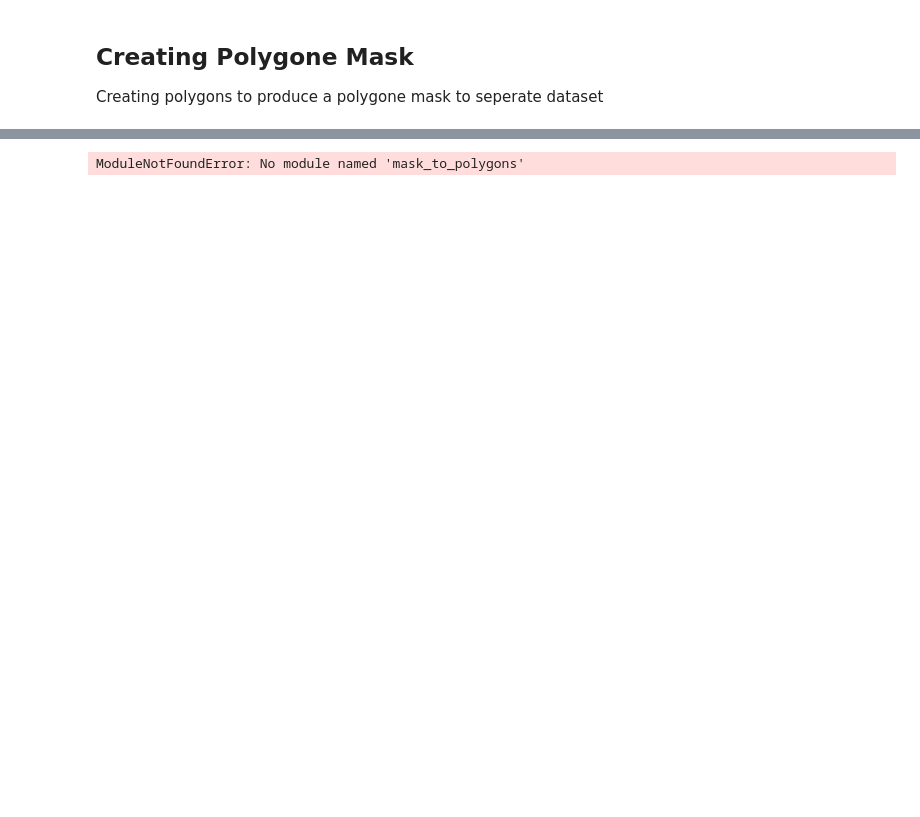
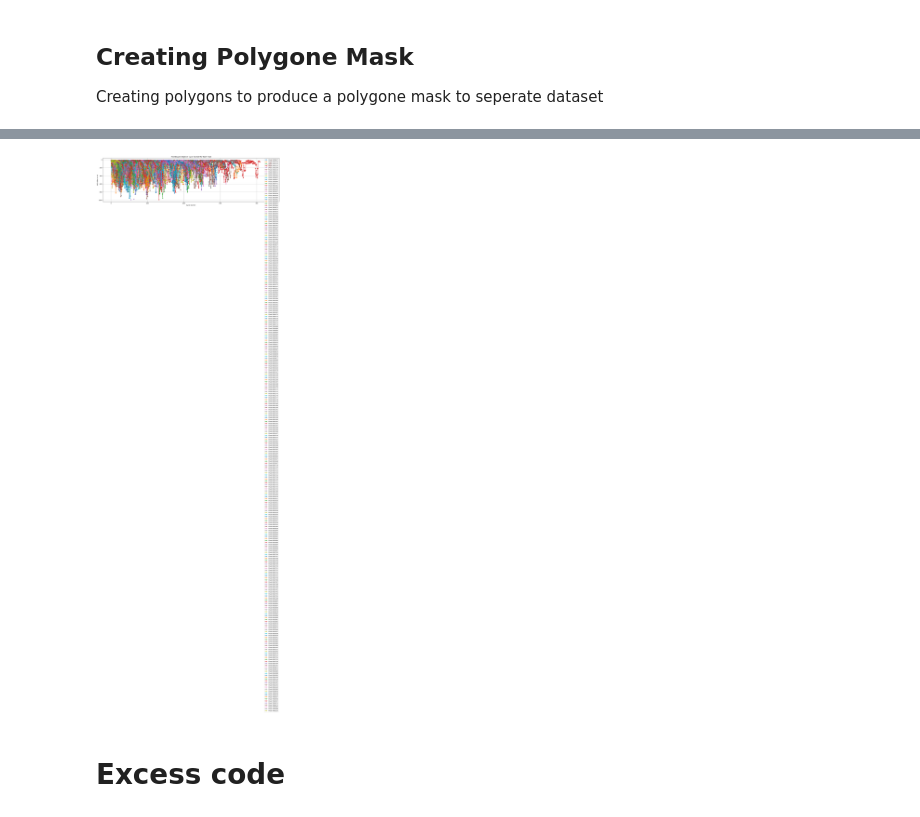
Before and after one commit to ROYVNZ/Mas, a Jupyter notebook: scripts/Argo_Physical_Analysis.ipynb, the cells around one changed output, grey strips where cells are left out. Cells and saved outputs as stored; diff of their text form; code cells hidden in the pictures; blank space fills up the shorter version.

Commit message:
Downloading and Prelimanry splitting of Argo Floats
Downloading and preliminary splitting of Argo floats.

Intial code provided by chat gpt

```diff
--- a/scripts/Argo_Physical_Analysis.ipynb
+++ b/scripts/Argo_Physical_Analysis.ipynb
@@ -468,3 +681,30 @@ Creating polygons to produce a polygone mask to seperate dataset
+# %%
+# Visualizing MLD data
+
+cycle_summary = (df.
+                 select("PLATFORM_NUMBER", "CYCLE_NUMBER", "MLD")
+                 .unique()
+                 .sort("PLATFORM_NUMBER", "CYCLE_NUMBER"))
+
+summary_pd = cycle_summary.to_pandas()
+
+
+fig, ax = plt.subplots(figsize=(24,6))
+for float_id, sub in summary_pd.groupby("PLATFORM_NUMBER"):
+    ax.plot(sub["CYCLE_NUMBER"], sub["MLD"],
+            marker="o", label=f"Float {float_id}")
+
+ax.set_xlabel("Cycle Number")
+ax.set_ylabel("MLD (dbar or m)")
+ax.set_title("Mixed Layer Depth vs Cycle Number for Each Float")
+ax.invert_yaxis()  # optional: deeper = larger depth, so invert if you want shallow at top
+ax.legend()
+plt.grid(True)
+plt.show()
+# %% [output]
+[figure, added]
+# %% [markdown]
+# Excess code
 # %%
 import rasterio
 import geopandas as gpd
@@ -544,10 +784,8 @@ Shape2 = (
     (LAT <= lat_upper)
 )
 
-from mask_to_polygons import binary_mask_to_polygons, save_geojson, classify_points_parquet
+#from mask_to_polygons import binary_mask_to_polygons, save_geojson, classify_points_parquet
 
 # 1) Make polygons from your masks (tweak simplify_tol for smoother edges)
-gdf_shape1 = binary_mask_to_polygons(LON, LAT, Shape1, simplify_tol=0.02, dissolve=True)
-gdf_shape2 = binary_mask_to_polygons(LON, LAT, Shape2, simplify_tol=0.02, dissolve=True)
+#gdf_shape1 = binary_mask_to_polygons(LON, LAT, Shape1, simplify_tol=0.02, dissolve=True)
+#gdf_shape2 = binary_mask_to_polygons(LON, LAT, Shape2, simplify_tol=0.02, dissolve=True)
-# %% [output]
-ModuleNotFoundError: No module named 'mask_to_polygons'
```
Also changed, not shown: parts of 17 cells of this notebook, 1 other file.
